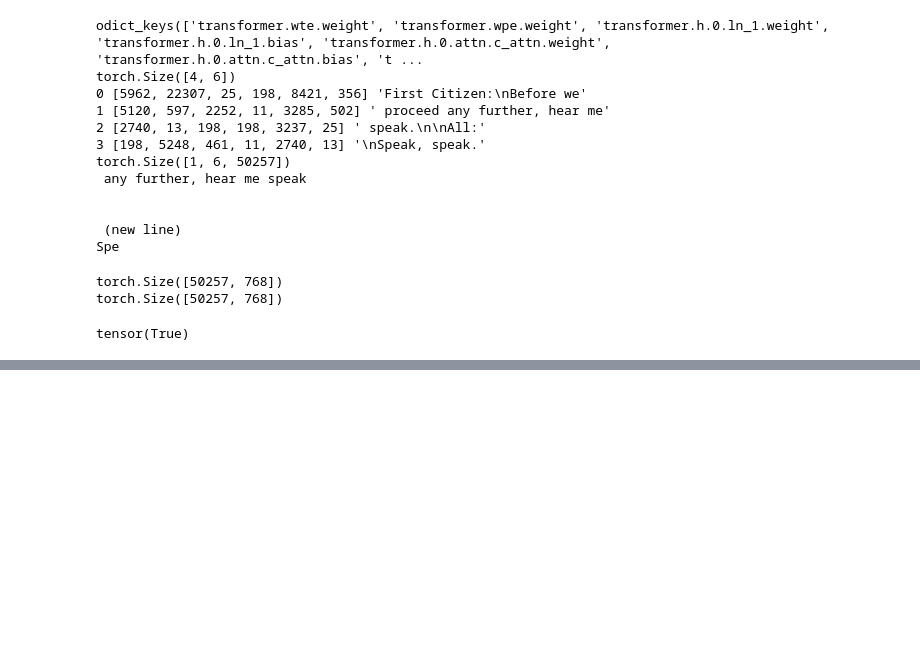
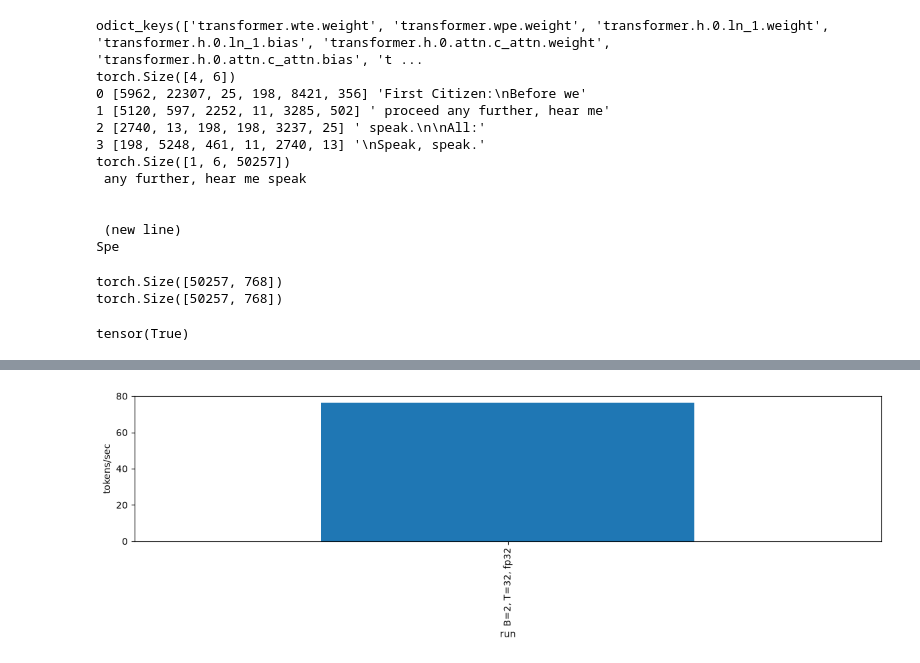
Before and after one commit to benhagg/build-nanogpt, a Jupyter notebook: play.ipynb, the cells around one changed output, grey strips where cells are left out. Drawn from its saved outputs; the diff is of its cells as text; code cells hidden in the pictures; blank space fills up the shorter version.

Commit message:
added weight decay, performance comaparison between data types and BxT sizes

```diff
--- a/play.ipynb
+++ b/play.ipynb
@@ -285,6 +286,11 @@ from torch.nn import functional as F
 
 model = GPT2LMHeadModel.from_pretrained("gpt2") # 124M
 device = "cpu"
+if torch.cuda.is_available():
+    device = "cuda"
+elif hasattr(torch, "mps") and torch.backends.mps.is_available():
+    device = "mps"
+
 model.eval()
 model.to(device)
 torch.manual_seed(42)
@@ -607,7 +599,7 @@ class DataLoaderLite:
 model =  GPT(GPTConfig())
 model.to(device)
 
-num_steps = 100
+num_steps = 10
 
 optimizer = torch.optim.AdamW(model.parameters(), lr=1e-3)
 for i in range(num_steps):
@@ -618,5 +610,5 @@ for i in range(num_steps):
     if i % 10 == 0:
         print(f"step {i}, loss: {loss.item()}")
 
-torch.save(model.state_dict(), "model.pth")
+# torch.save(model.state_dict(), "model.pth")
 # %% [output]
@@ -709,5 +684,0 @@ tensor(1.0309)
-# %%
-## testing different precisions
-B = 16
-T = 1024
-train_loader = DataLoaderLite(B=B, T=T)
@@ -716,0 +713,82 @@ loaded 338025 tokens
+# %%
+## Benchmark B, T, and autocast precision
+import time
+import pandas as pd
+import matplotlib.pyplot as plt
+import math
+
+iters = 150
+B_values = [2, 4, 8, 16]
+T_values = [32, 64, 128, 256]
+precisions = [("fp32", torch.float32)] # , ("fp64", torch.float64)]
+device_type = torch.device(device).type
+results = []
+torch.manual_seed(1337)
+
+# learning rate calculations
+max_lr = 6e-3
+min_lr = max_lr * 0.1
+warmup_steps = 10
+max_steps = iters # this should be <= than iters (i just set it to iters)
+def get_lr(step):
+    if step < warmup_steps: # 1 use this during warmup
+        return max_lr * (step+1) / warmup_steps
+    if step > max_steps: # 2 use this after max steps
+        return min_lr
+    # 3 use this in between (cosine decay)
+    coeff = 0.5 * (1.0 + math.cos(math.pi * (step - warmup_steps) / (max_steps - warmup_steps)))
+    return min_lr + coeff * (max_lr - min_lr)
+
+for precision_name, dtype in precisions:
+    for B, T in zip(B_values, T_values):
+        print(f"Running with precision={precision_name}, B={B}, T={T}")
+        train_loader = DataLoaderLite(B=B, T=T)
+        model = GPT(GPTConfig()).to(device)
+        if dtype == torch.float64: # this is in here so i can test on fp64. this is not really useful but I want to see the time difference and since my cpu does not support fp16 I am going to add this in
+            model = model.double()
+        # model = torch.compile(model) # try running this cell with and without this line. You might have some difficulty setting it up on a cpu.
+
+        optimizer = torch.optim.AdamW(model.parameters(), lr=1e-4, betas=(.9, .95), eps=1e-8)
+
+        # Approximate forward + backward training FLOPs.
+        num_params = sum(p.numel() for p in model.parameters())
+        flops_per_iter = 6 * num_params * B * T
+        tflops_per_iter = flops_per_iter / 1e12
+        total_tflops = tflops_per_iter * iters
+
+        total_ms = 0.0
+        total_loss = 0.0
+
+        for i in range(iters):
+            x, y = train_loader.next_batch()
+            x, y = x.to(device), y.to(device)
+            t0 = time.perf_counter()
+            autocast_enabled = dtype in (torch.bfloat16, torch.float16)
+            with torch.autocast(device_type=device_type, dtype=dtype, enabled=autocast_enabled):
+                logits, loss = model(x, y)
+            optimizer.zero_grad(set_to_none=True)
+            loss.backward()
+            norm = torch.nn.utils.clip_grad_norm_(model.parameters(), max_norm=1.0)
+            lr = get_lr(i)
+            for param_group in optimizer.param_groups:
+                param_group['lr'] = lr
+            optimizer.step()
+            t1 = time.perf_counter()
+            total_ms += (t1 - t0) * 1000
+            total_loss += loss.item()
+            print(f"loss: {loss.item():.2f}, , "f"lr: {lr:.2e}, norm: {norm.item():.2f}, "f"ms: {(t1 - t0) * 1000:.2f}, "f"tok/sec: {B * T / (t1 - t0):.2f}"
+)
+
+        avg_ms = total_ms / iters
+        results.append({
+            "precision": precision_name, "avg ms per iter": avg_ms,
+            "token/sec average": B * T * 1000 / avg_ms, "B": B, "T": T, "iters": iters,  "loss": total_loss / iters,
+        })
+
+results_df = pd.DataFrame(results)
+display(results_df.round(2))
+results_df["run"] = "B=" + results_df["B"].astype(str) + ", T=" + results_df["T"].astype(str) + ", " + results_df["precision"]
+results_df.plot.bar(x="run", y="token/sec average", figsize=(12, 4), legend=False)
+plt.ylabel("tokens/sec")
+plt.tight_layout()
+# %% [output]
@@ -717,3 +814,4 @@ loaded 338025 tokens
+[figure, added]
 # %%
 import torch
 
```
Also changed, not shown: parts of 12 cells of this notebook.
